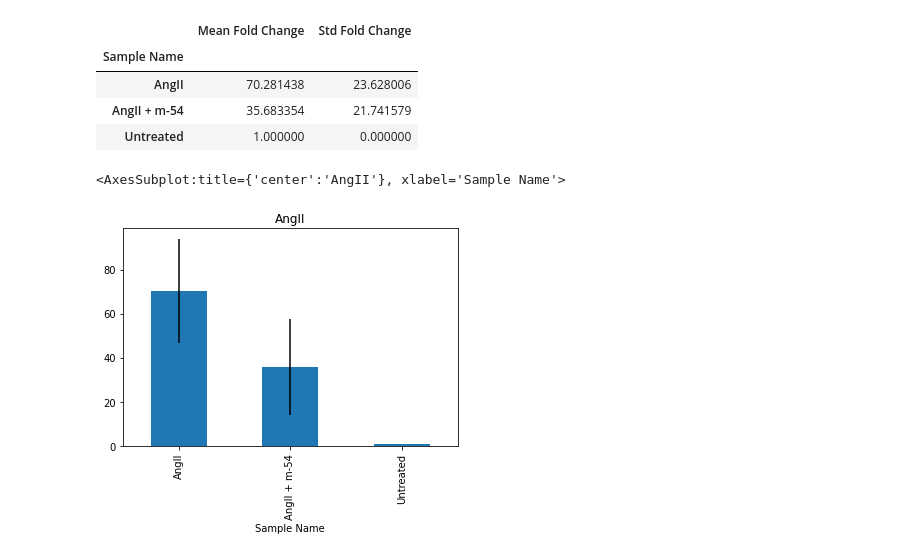
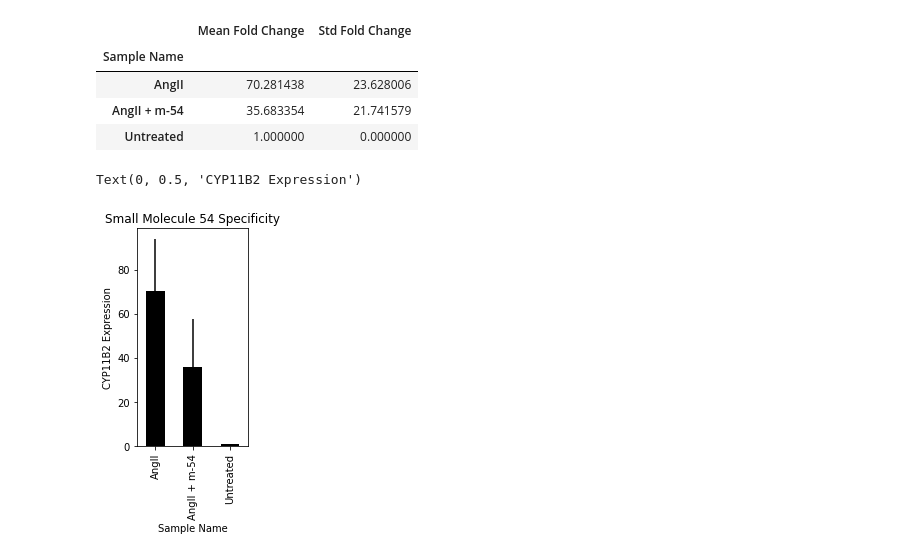
Before and after one commit to Sanas-m/molecule-54, a Jupyter notebook: AngII-stim/results/AngII_all-replicates.ipynb, the cells around one changed output. Drawn from its saved outputs; the diff is of its cells as text; code cells hidden in the pictures.

Commit message:
nicer figure for AngII

```diff
--- a/AngII-stim/results/AngII_all-replicates.ipynb
+++ b/AngII-stim/results/AngII_all-replicates.ipynb
@@ -380,7 +386,7 @@ plot_data
 | AngII + m-54 | 35.683354 | 21.741579 |
 | Untreated | 1.000000 | 0.000000 |
 # %%
-plot_data.plot(kind = 'bar', legend = False, title = 'AngII', yerr = 'Std Fold Change')
+plot_data.plot(kind = 'bar', legend = False, yerr = 'Std Fold Change', color={'black'}, title = 'Small Molecule 54 Specificity', figsize=(2, 4)).set_ylabel("CYP11B2 Expression")
 # %% [output]
-<AxesSubplot:title={'center':'AngII'}, xlabel='Sample Name'>
+Text(0, 0.5, 'CYP11B2 Expression')
-[figure, old version]
+[figure, new version]
```
Also changed, not shown: parts of 2 cells of this notebook.
